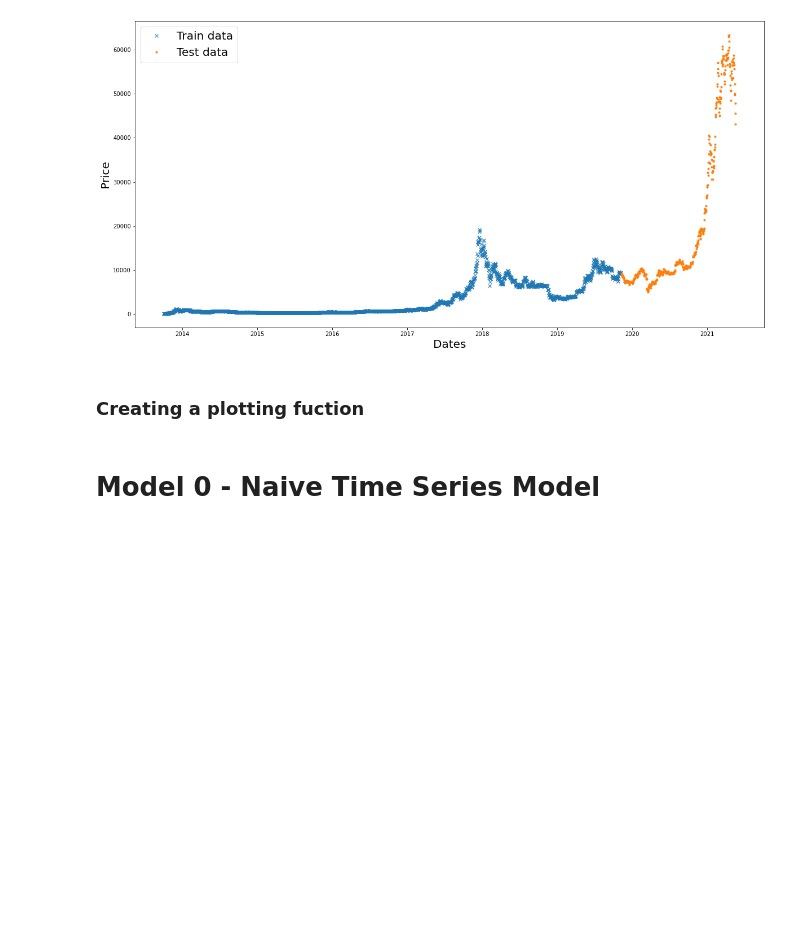
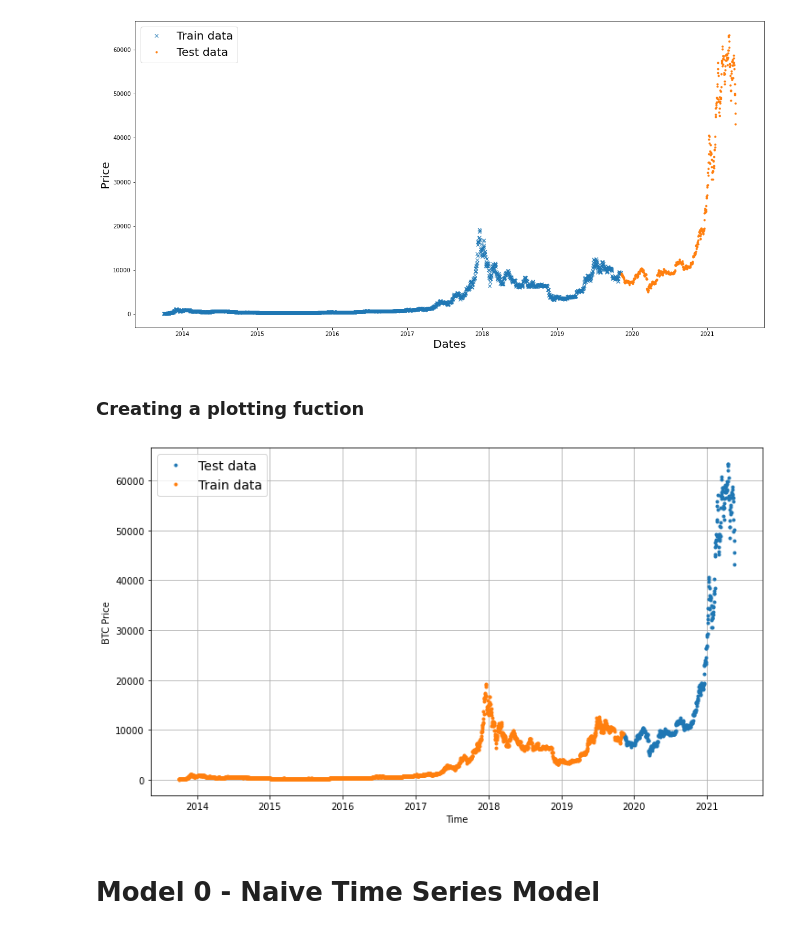
Before and after one commit to johanneseder711/Bitpredict, a Jupyter notebook: MilestoneProject_Bitpredict.ipynb, the cells around one changed output. Drawn from its saved outputs; the diff is of its cells as text; code cells hidden in the pictures; blank space fills up the shorter version.

Commit message:
updated MilestoneProject - starting model 0

```diff
--- a/MilestoneProject_Bitpredict.ipynb
+++ b/MilestoneProject_Bitpredict.ipynb
@@ -144,10 +144,24 @@ plt.show()
 # %% [markdown]
 ### Creating a plotting fuction
 # %%
+import matplotlib.pyplot as plt
 # create a function to plot the data
-def plot_ts_data(timestamps, data,start=0):
-    plt.plot(timestamps[start:],data[start:],'.')
-    plt.title('Bitcoin Prices')
+def plot_time_series(timestamp,values,formated='.',start=0,end=None,label=None):
+    """
+    Plots our timeseries
+    """
+    plt.plot(timestamp[start:end],values[start:end],formated,label=label)
+    plt.xlabel('Time')
+    plt.ylabel('BTC Price')
+    if label:
+        plt.legend(fontsize=14)
+    plt.grid(True)
+# %%
+plt.figure(figsize=(12,7))
+plot_time_series(X_test,y_test,label='Test data')
+plot_time_series(X_train,y_train,label='Train data')
+# %% [output]
+[figure, added]
 # %% [markdown]
 # Model 0 - Naive Time Series Model
 # %%
```
Also changed, not shown: parts of 2 cells of this notebook.
